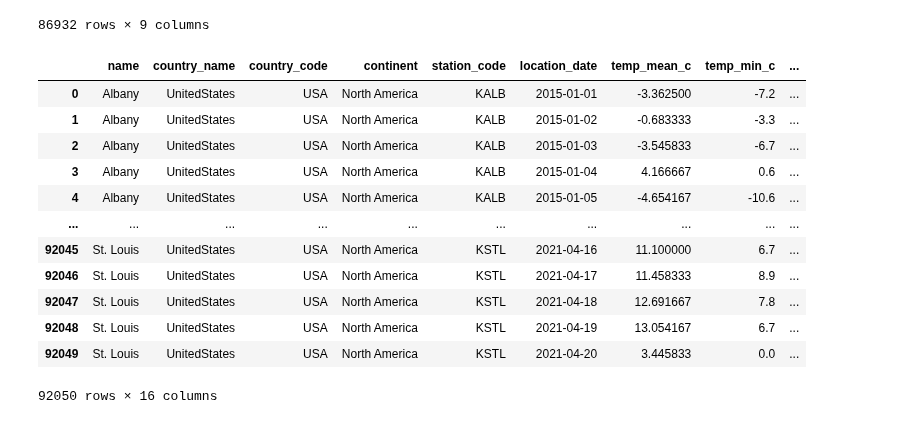
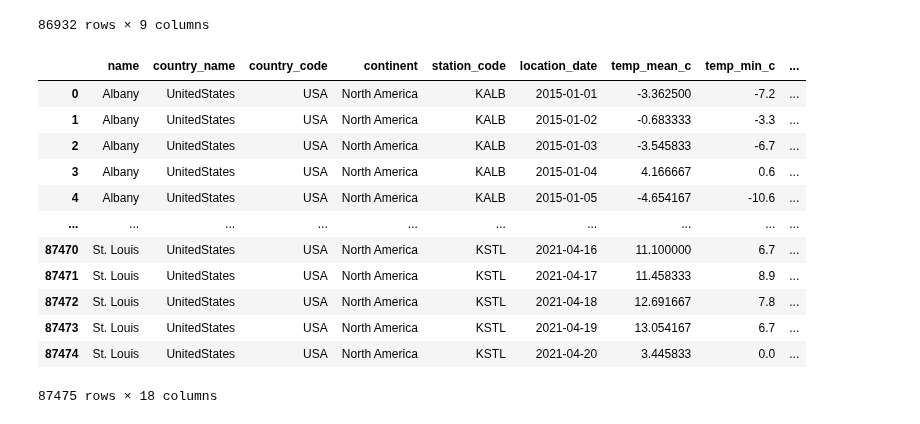
Before and after one commit to gautierdag/temperatures, a Jupyter notebook: main.ipynb, the cells around one changed output. Drawn from its saved outputs; the diff is of its cells as text; code cells hidden in the pictures.

```diff
--- a/main.ipynb
+++ b/main.ipynb
@@ -82,6 +82,3 @@ temp_df
 86932 rows × 9 columns
 # %%
 temp_df = temp_df.merge(pop_df, how="left", left_on="name", right_on="City")
-# %%
-temp_df["month"] = temp_df.location_date.dt.month
-temp_df["year"] = temp_df.location_date.dt.year
@@ -113,17 +113,3 @@ def preprocess_missing_temperatures(temp_df: pd.DataFrame)->pd.DataFrame:
     return pd.concat([temp_df[orig_cols], missing[orig_cols]]).sort_values(['station_code', 'location_date'], ascending=True).reset_index(drop=True)
 # %%
-preprocess_missing_temperatures(temp_df)
+temp_df = preprocess_missing_temperatures(temp_df)
-# %% [output]
-|  | name | country_name | country_code | continent | station_code | location_date | temp_mean_c | temp_min_c | ... |
-| 0 | Albany | UnitedStates | USA | North America | KALB | 2015-01-01 | -3.362500 | -7.2 | ... |
-| 1 | Albany | UnitedStates | USA | North America | KALB | 2015-01-02 | -0.683333 | -3.3 | ... |
-| 2 | Albany | UnitedStates | USA | North America | KALB | 2015-01-03 | -3.545833 | -6.7 | ... |
-| 3 | Albany | UnitedStates | USA | North America | KALB | 2015-01-04 | 4.166667 | 0.6 | ... |
-| 4 | Albany | UnitedStates | USA | North America | KALB | 2015-01-05 | -4.654167 | -10.6 | ... |
-| ... | ... | ... | ... | ... | ... | ... | ... | ... | ... |
-| 92045 | St. Louis | UnitedStates | USA | North America | KSTL | 2021-04-16 | 11.100000 | 6.7 | ... |
-| 92046 | St. Louis | UnitedStates | USA | North America | KSTL | 2021-04-17 | 11.458333 | 8.9 | ... |
-| 92047 | St. Louis | UnitedStates | USA | North America | KSTL | 2021-04-18 | 12.691667 | 7.8 | ... |
-| 92048 | St. Louis | UnitedStates | USA | North America | KSTL | 2021-04-19 | 13.054167 | 6.7 | ... |
-| 92049 | St. Louis | UnitedStates | USA | North America | KSTL | 2021-04-20 | 3.445833 | 0.0 | ... |
-92050 rows × 16 columns
@@ -129,0 +119,16 @@ preprocess_missing_temperatures(temp_df)
+# %%
+temp_df
+# %% [output]
+|  | name | country_name | country_code | continent | station_code | location_date | temp_mean_c | temp_min_c | ... |
+| 0 | Albany | UnitedStates | USA | North America | KALB | 2015-01-01 | -3.362500 | -7.2 | ... |
+| 1 | Albany | UnitedStates | USA | North America | KALB | 2015-01-02 | -0.683333 | -3.3 | ... |
+| 2 | Albany | UnitedStates | USA | North America | KALB | 2015-01-03 | -3.545833 | -6.7 | ... |
+| 3 | Albany | UnitedStates | USA | North America | KALB | 2015-01-04 | 4.166667 | 0.6 | ... |
+| 4 | Albany | UnitedStates | USA | North America | KALB | 2015-01-05 | -4.654167 | -10.6 | ... |
+| ... | ... | ... | ... | ... | ... | ... | ... | ... | ... |
+| 87470 | St. Louis | UnitedStates | USA | North America | KSTL | 2021-04-16 | 11.100000 | 6.7 | ... |
+| 87471 | St. Louis | UnitedStates | USA | North America | KSTL | 2021-04-17 | 11.458333 | 8.9 | ... |
+| 87472 | St. Louis | UnitedStates | USA | North America | KSTL | 2021-04-18 | 12.691667 | 7.8 | ... |
+| 87473 | St. Louis | UnitedStates | USA | North America | KSTL | 2021-04-19 | 13.054167 | 6.7 | ... |
+| 87474 | St. Louis | UnitedStates | USA | North America | KSTL | 2021-04-20 | 3.445833 | 0.0 | ... |
+87475 rows × 18 columns
```
Also changed, not shown: parts of 7 cells of this notebook.
